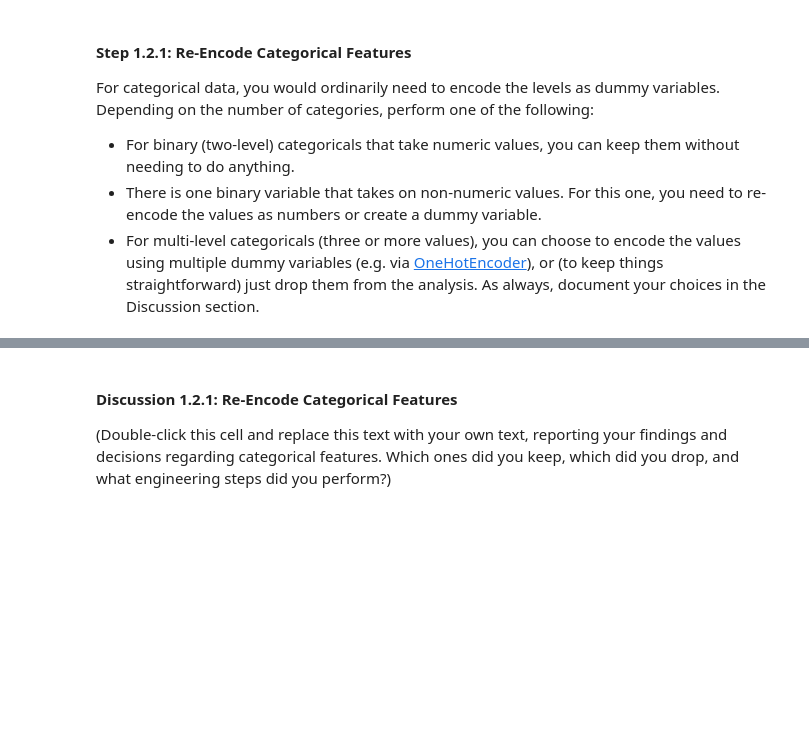
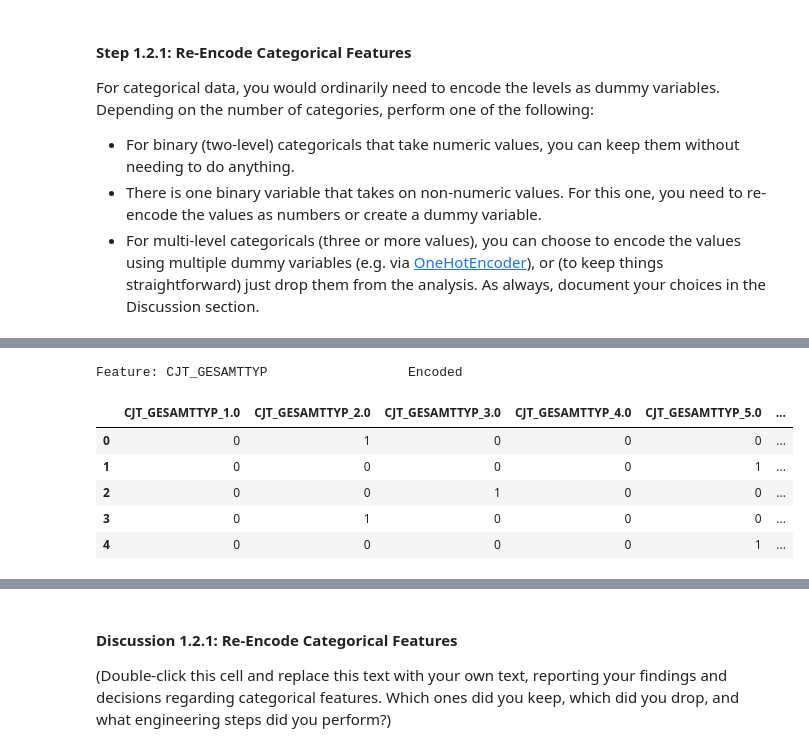
Before and after one commit to brosales8/customer_segmentation, a Jupyter notebook: Identify_Customer_Segments.ipynb, the cells around one changed output, grey strips where cells are left out. Drawn from its saved outputs; the diff is of its cells as text; code cells hidden in the pictures; blank space fills up the shorter version.

```diff
--- a/Identify_Customer_Segments.ipynb
+++ b/Identify_Customer_Segments.ipynb
@@ -413,0 +457,35 @@ For categorical data, you would ordinarily need to encode the levels as dummy va
+# %%
+# Re-encode categorical variable(s) to be kept in the analysis.
+# All the categorial variables I showed in previous cell will be encoded exept by 'ANREDE_KZ' which only has 2 values [1,2] (binary).
+
+def encode_categorical(df, df_types, feature):
+    i = 0
+
+    for c in df.columns:
+        r = df_types[df_types[feature] == c]
+        r = r.iloc[0,2]
+        if r == 'categorical':
+            i += 1
+            cat = df[c].unique()
+
+#           check for categorical features with more than 2 categories
+            if cat.shape[0] > 2:
+                df_one_hot_encoding = pd.get_dummies(df[c], prefix = c)
+                df_one_hot_encoding.head()
+                print('Feature: {:25}\tEncoded'.format(c))
+        if i == 2:
+            return df_one_hot_encoding
+            break
+    return df_one_hot_encoding
+
+
+df_encoded = encode_categorical(azdias, feat_info, feature = 'attribute')
+df_encoded.head()
+# %% [output]
+Feature: CJT_GESAMTTYP                  Encoded
+|  | CJT_GESAMTTYP_1.0 | CJT_GESAMTTYP_2.0 | CJT_GESAMTTYP_3.0 | CJT_GESAMTTYP_4.0 | CJT_GESAMTTYP_5.0 | ... |
+| 0 | 0 | 1 | 0 | 0 | 0 | ... |
+| 1 | 0 | 0 | 0 | 0 | 1 | ... |
+| 2 | 0 | 0 | 1 | 0 | 0 | ... |
+| 3 | 0 | 1 | 0 | 0 | 0 | ... |
+| 4 | 0 | 0 | 0 | 0 | 1 | ... |
```
Also changed, not shown: parts of 7 cells of this notebook.
